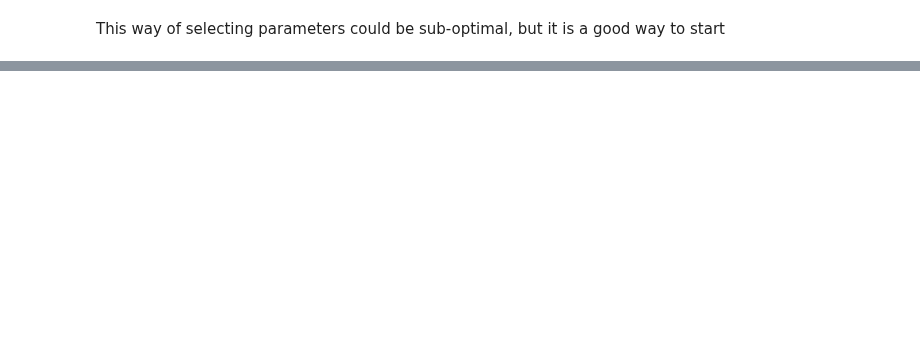
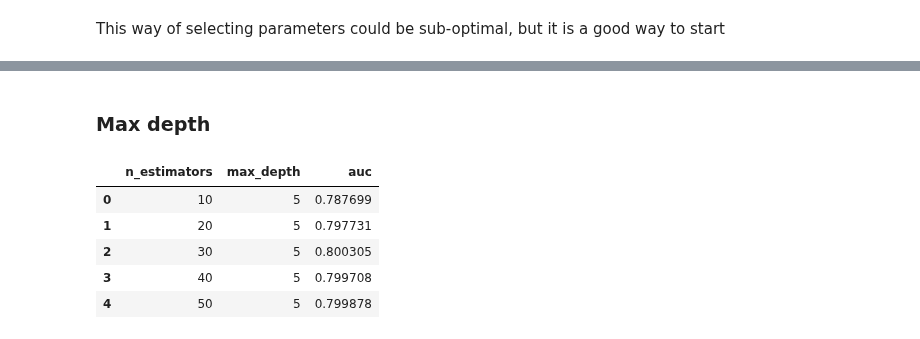
Before and after one commit to sheilambadi/machine-learning-zoomcamp, a Jupyter notebook: machine-learning-zoomcamp/06_decision_trees_and_ensemble_learning/coursework.ipynb, the cells around one changed output, grey strips where cells are left out. Saved outputs shown, nothing was run; the diff lists cells and outputs as text; code cells hidden in the pictures; blank space fills up the shorter version.

```diff
--- a/machine-learning-zoomcamp/06_decision_trees_and_ensemble_learning/coursework.ipynb
+++ b/machine-learning-zoomcamp/06_decision_trees_and_ensemble_learning/coursework.ipynb
@@ -690,0 +776,23 @@ np.float64(0.7856948245380349)
+# %% [markdown]
+### Max depth
+# %%
+scores = []
+
+for d in [5, 10, 15]:
+    for n in range(10, 201, 10):
+        rf = RandomForestClassifier(n_estimators=n, max_depth=d, random_state=1) # random_state is for reproducibility
+        rf.fit(X_train, y_train)
+
+        y_pred = rf.predict_proba(X_val)[:, 1]
+        auc = roc_auc_score(y_val, y_pred)
+        scores.append((n, d, auc))
+# %%
+df_scores = pd.DataFrame(scores, columns=['n_estimators', 'max_depth', 'auc'])
+df_scores.head()
+# %% [output]
+|  | n_estimators | max_depth | auc |
+| 0 | 10 | 5 | 0.787699 |
+| 1 | 20 | 5 | 0.797731 |
+| 2 | 30 | 5 | 0.800305 |
+| 3 | 40 | 5 | 0.799708 |
+| 4 | 50 | 5 | 0.799878 |
```
Also changed, not shown: parts of 26 cells of this notebook, 2 other files.
